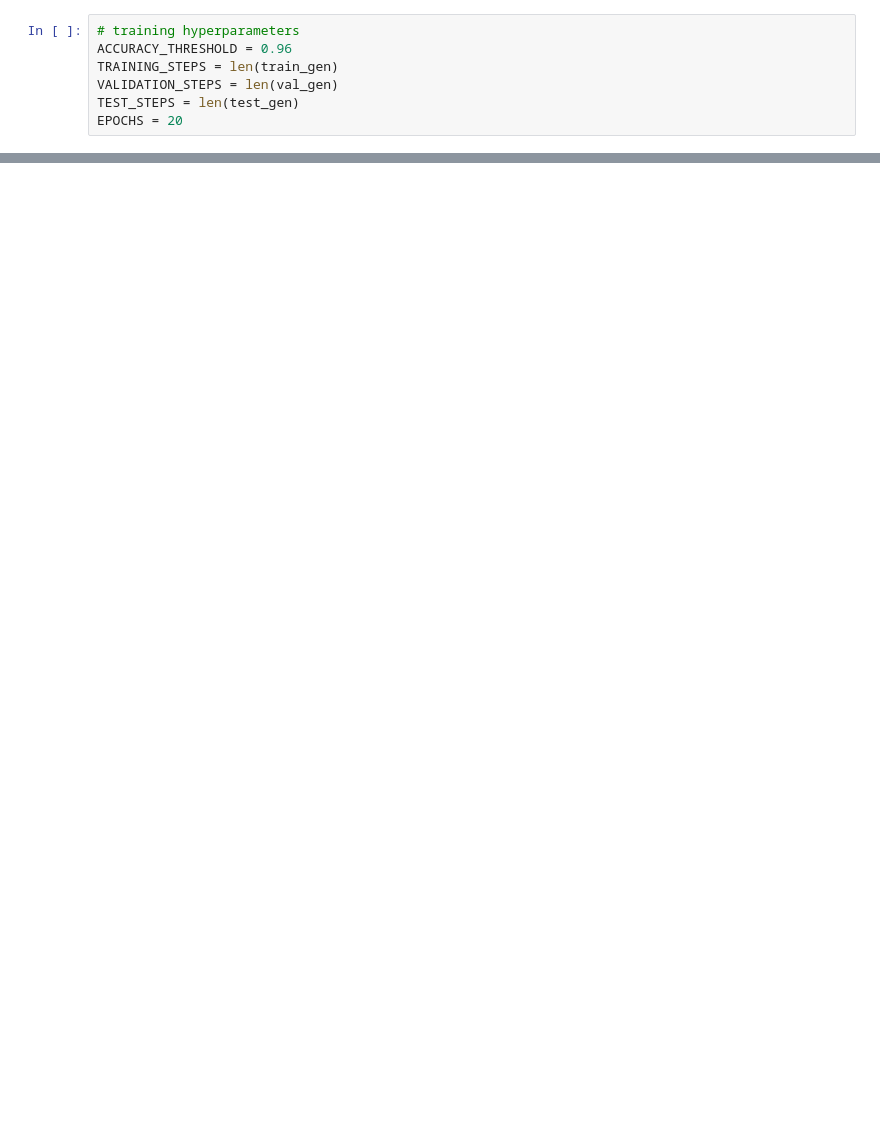
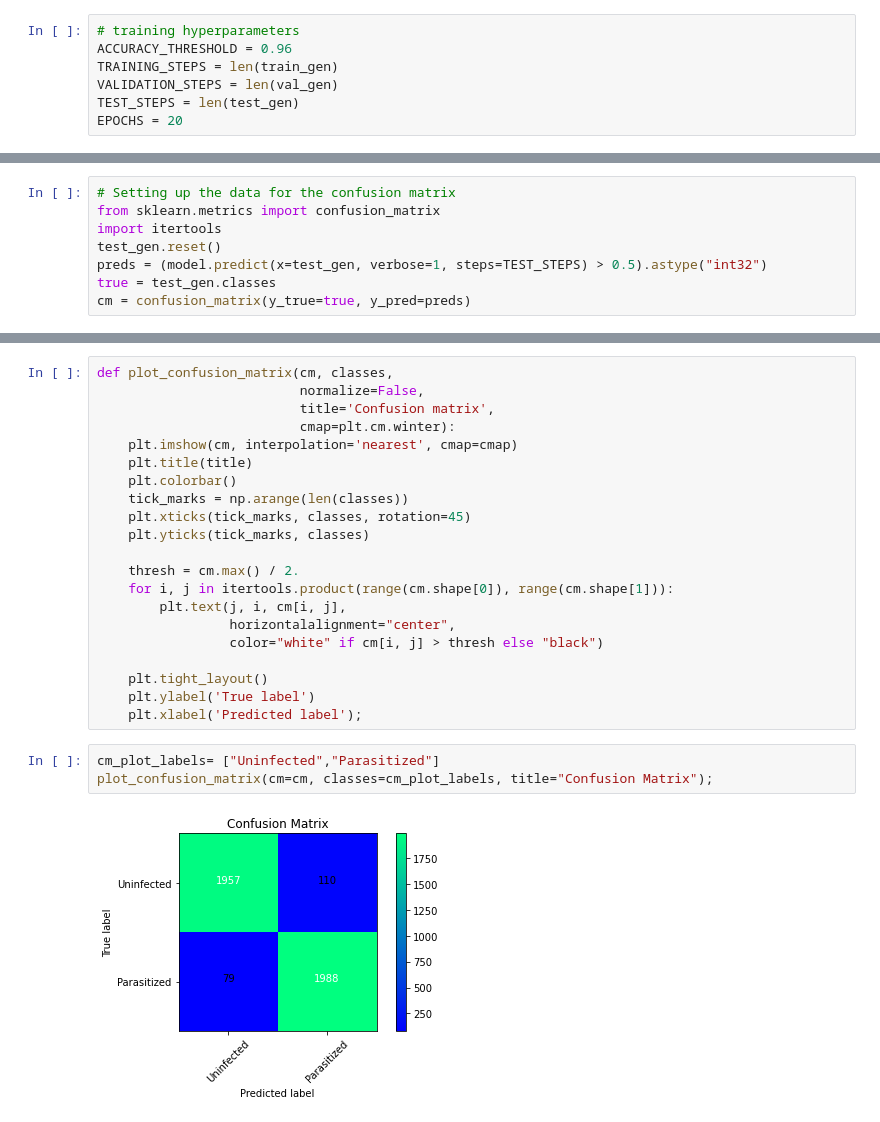
Before and after one commit to anirudh-g99/malaria-detection, a Jupyter notebook: source.ipynb, the cells around one changed output, grey strips where cells are left out. Saved outputs shown, nothing was run; the diff lists cells and outputs as text; blank space fills up the shorter version.

```diff
--- a/source.ipynb
+++ b/source.ipynb
@@ -318,0 +314,8 @@ Model Accuracy on test set: 0.9557
+# %%
+# Setting up the data for the confusion matrix
+from sklearn.metrics import confusion_matrix
+import itertools
+test_gen.reset()
+preds = (model.predict(x=test_gen, verbose=1, steps=TEST_STEPS) > 0.5).astype("int32")
+true = test_gen.classes
+cm = confusion_matrix(y_true=true, y_pred=preds)
@@ -318,0 +324,26 @@ Model Accuracy on test set: 0.9557
+# %%
+def plot_confusion_matrix(cm, classes,
+                          normalize=False,
+                          title='Confusion matrix',
+                          cmap=plt.cm.winter):
+    plt.imshow(cm, interpolation='nearest', cmap=cmap)
+    plt.title(title)
+    plt.colorbar()
+    tick_marks = np.arange(len(classes))
+    plt.xticks(tick_marks, classes, rotation=45)
+    plt.yticks(tick_marks, classes)
+
+    thresh = cm.max() / 2.
+    for i, j in itertools.product(range(cm.shape[0]), range(cm.shape[1])):
+        plt.text(j, i, cm[i, j],
+                 horizontalalignment="center",
+                 color="white" if cm[i, j] > thresh else "black")
+
+    plt.tight_layout()
+    plt.ylabel('True label')
+    plt.xlabel('Predicted label');
+# %%
+cm_plot_labels= ["Uninfected","Parasitized"]
+plot_confusion_matrix(cm=cm, classes=cm_plot_labels, title="Confusion Matrix");
+# %% [output]
+[figure, added]
```
Also changed, not shown: parts of 17 cells of this notebook.
